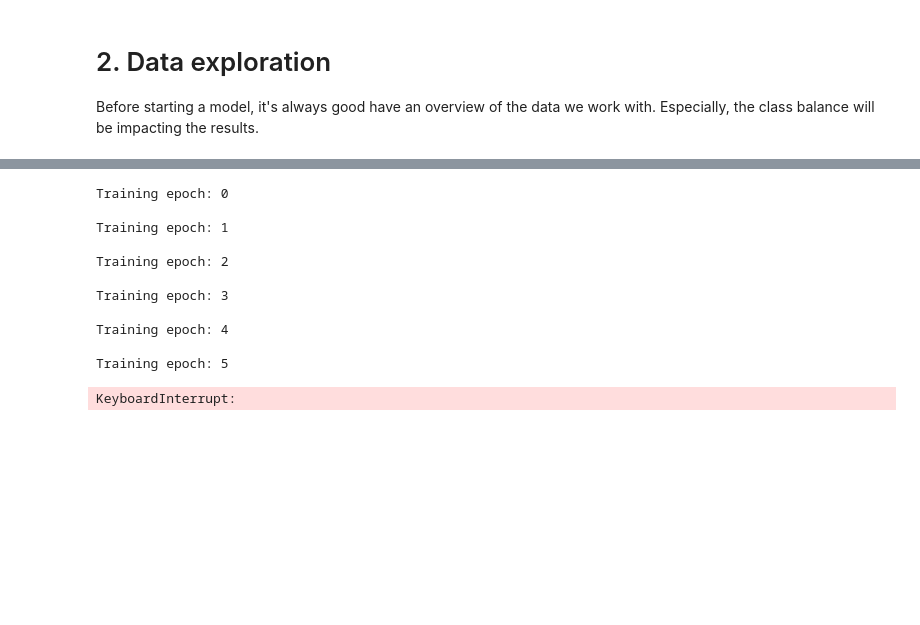
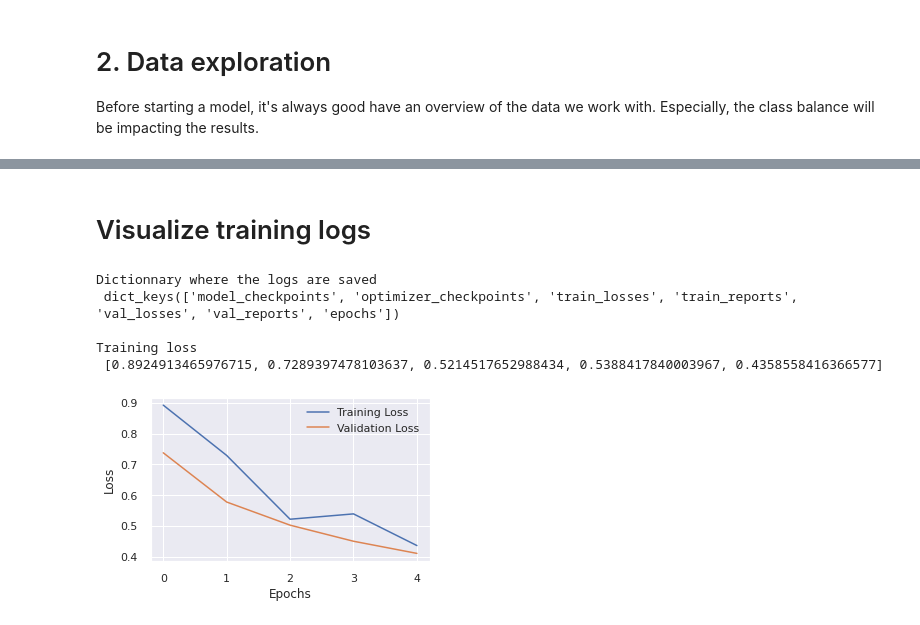
Before and after one commit to nasserdr/computer_vision_with_azure_course, a Jupyter notebook: 2_semantic_segmentation/Exercise2_training_deeplab.ipynb, the cells around one changed output, grey strips where cells are left out. Drawn from its saved outputs; the diff is of its cells as text; code cells hidden in the pictures; blank space fills up the shorter version.

Commit message:
train deeplab

```diff
--- a/2_semantic_segmentation/Exercise2_training_deeplab.ipynb
+++ b/2_semantic_segmentation/Exercise2_training_deeplab.ipynb
@@ -338,6 +421,5 @@ infer = Inference(model, ds_info, output_dir)
 # %%
 for i, epoch in enumerate(range(0, num_epochs)):
-    print('\nTraining epoch: {}'.format(epoch))
 
     # shuffle data at every epoch (placed here so that all the workers use the same permutation)
     np.random.shuffle(dataset.fns)
@@ -375,16 +457,24 @@ for i, epoch in enumerate(range(0, num_epochs)):
                                     'epoch': epoch,
                                     'model_params': {}} #TEMPORARY
     torch.save(last_checkpoint, model_fn)
-# %% [output]
-Training epoch: 0
-
-Training epoch: 1
-
-Training epoch: 2
-
-Training epoch: 3
-
-Training epoch: 4
-
-Training epoch: 5
-KeyboardInterrupt:
+# %% [markdown]
+# Visualize training logs
+# %%
+# Load training metrics
+train_metrics = torch.load(os.getcwd() + '/output/output_metrics.pt')
+# %%
+print('Dictionnary where the logs are saved \n', train_metrics.keys())
+
+print('')
+print('Training loss \n', train_metrics['train_losses'])
+# %% [output]
+Dictionnary where the logs are saved
+ dict_keys(['model_checkpoints', 'optimizer_checkpoints', 'train_losses', 'train_reports', 'val_losses', 'val_reports', 'epochs'])
+
+Training loss
+ [0.8924913465976715, 0.7289397478103637, 0.5214517652988434, 0.5388417840003967, 0.4358558416366577]
+# %%
+plt_learn = plotLearning(train_metrics, '/output/predictions')
+plt_learn.plotLoss()
+# %% [output]
+[figure, added]
```
Also changed, not shown: parts of 28 cells of this notebook, 3 other files.
